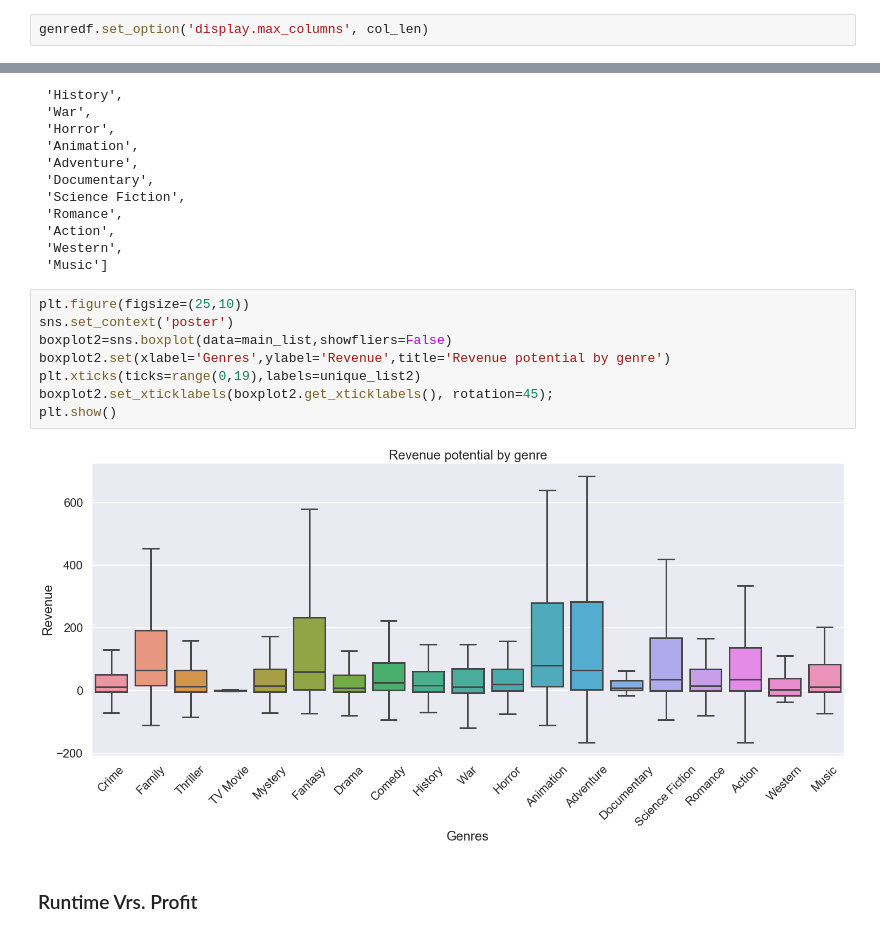
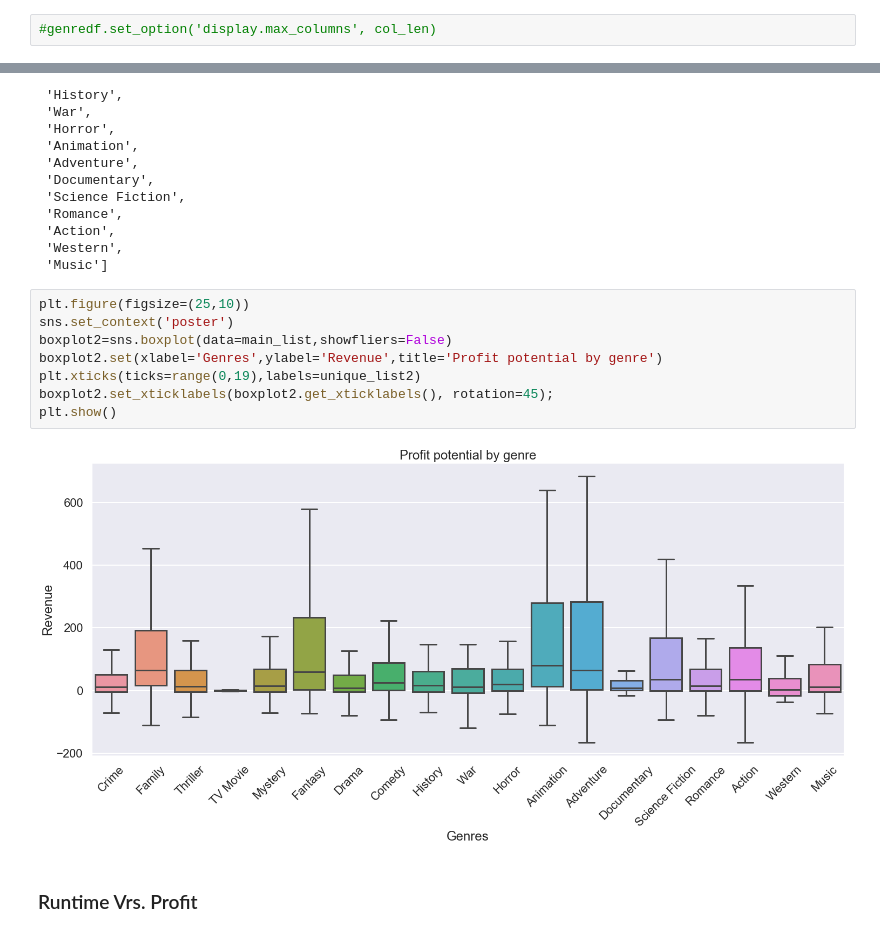
Before and after one commit to carlosiruiz/movie_market_analysis, a Jupyter notebook: TMDB Data by Popularity.ipynb, the cells around one changed output, grey strips where cells are left out. Saved outputs shown, nothing was run; the diff lists cells and outputs as text.

```diff
--- a/TMDB Data by Popularity.ipynb
+++ b/TMDB Data by Popularity.ipynb
@@ -560,7 +560,7 @@ genredf.drop(['imdb_id','runtime','production_companies','prodcution_countries',
 # %%
 col_len=len(list(genredf.columns))
 # %%
-genredf.set_option('display.max_columns', col_len)
+#genredf.set_option('display.max_columns', col_len)
 # %% [output]
 AttributeError: 'DataFrame' object has no attribute 'set_option'
 # %%
@@ -655,13 +655,13 @@ unique_list2
 # %%
 plt.figure(figsize=(25,10))
 sns.set_context('poster')
 boxplot2=sns.boxplot(data=main_list,showfliers=False)
-boxplot2.set(xlabel='Genres',ylabel='Revenue',title='Revenue potential by genre')
+boxplot2.set(xlabel='Genres',ylabel='Revenue',title='Profit potential by genre')
 plt.xticks(ticks=range(0,19),labels=unique_list2)
 boxplot2.set_xticklabels(boxplot2.get_xticklabels(), rotation=45);
 plt.show()
 # %% [output]
-[figure, old version]
+[figure, new version]
 # %% [markdown]
 ### Runtime Vrs. Profit
 # %%
```
Also changed, not shown: parts of 3 cells of this notebook, 3 other files.
